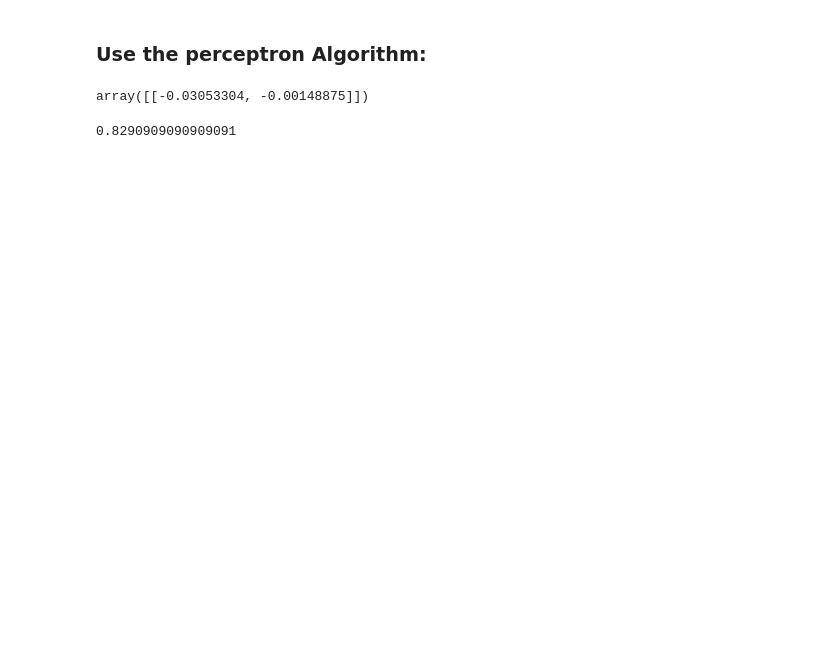
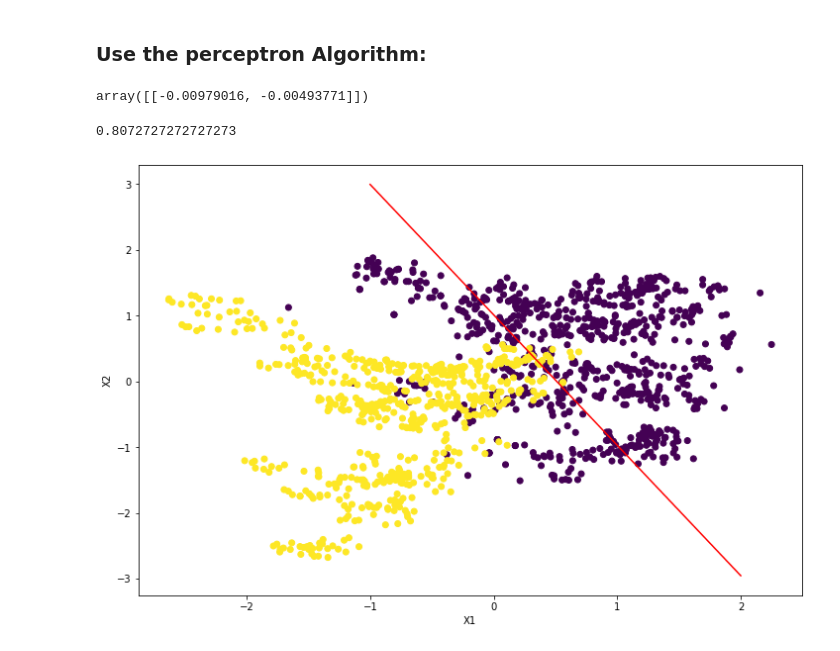
Before and after one commit to miraehab/ML-From-Scratch, a Jupyter notebook: Perceptron/notebook.ipynb, the cells around one changed output. Cells and saved outputs as stored; diff of their text form; code cells hidden in the pictures; blank space fills up the shorter version.

Commit message:
Updated the perceptron notebook.

```diff
--- a/Perceptron/notebook.ipynb
+++ b/Perceptron/notebook.ipynb
@@ -39,12 +40,12 @@ X_train, X_test, y_train, y_test = train_test_split(X, y, test_size=0.20, random
 # %%
 from Perceptron import Perceptron
 
-perceptron = Perceptron()
+perceptron = Perceptron(learning_rate=0.005)
 perceptron.fit(np.array(X_train), np.array(y_train))
 # %%
 perceptron.weights
 # %% [output]
-array([[-0.03053304, -0.00148875]])
+array([[-0.00979016, -0.00493771]])
 # %%
 y_pred = perceptron.predict(np.array(X_test))
 # %%
@@ -52,4 +53,21 @@ from sklearn.metrics import accuracy_score
 
 accuracy_score(y_test, y_pred)
 # %% [output]
-0.8290909090909091
+0.8072727272727273
+# %%
+ymin, ymax = -1,2
+a = -perceptron.weights[0][0] / perceptron.weights[0][1]
+xx = np.linspace(ymin, ymax)
+yy = a * xx - (perceptron.bias) / perceptron.weights[0][1]
+
+
+# plotting the decision boundary
+plt.figure(figsize=(12,8))
+ax = plt.axes()
+ax.scatter(df_tmp[0], df_tmp[1], c = y)
+plt.plot(xx, yy, 'k-', color="red")
+ax.set_xlabel('X1')
+ax.set_ylabel('X2')
+plt.show()
+# %% [output]
+[figure, added]
```
Also changed, not shown: parts of 1 cell of this notebook.
